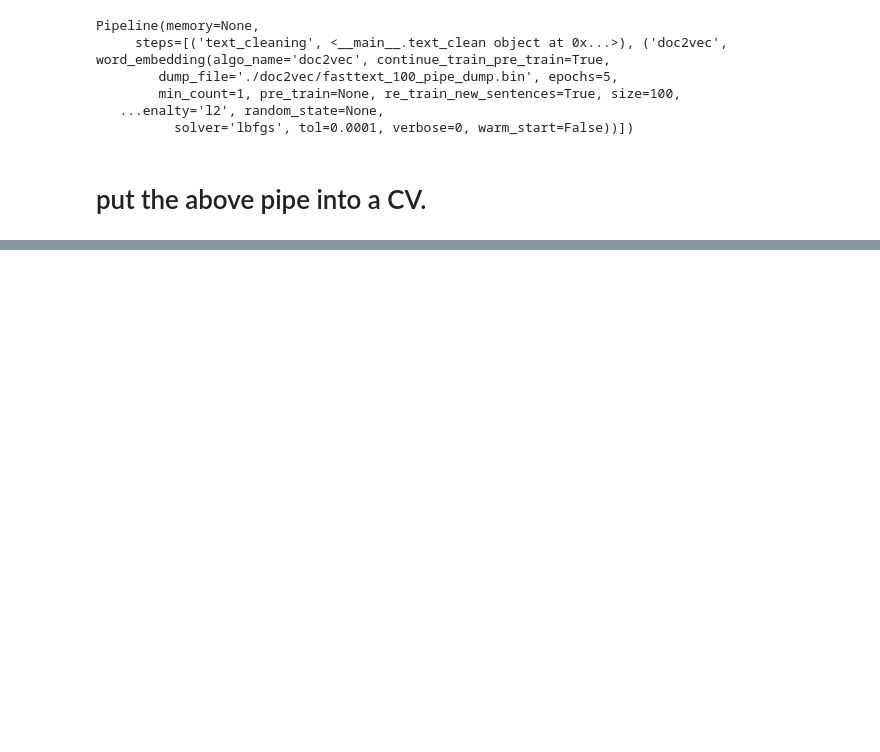
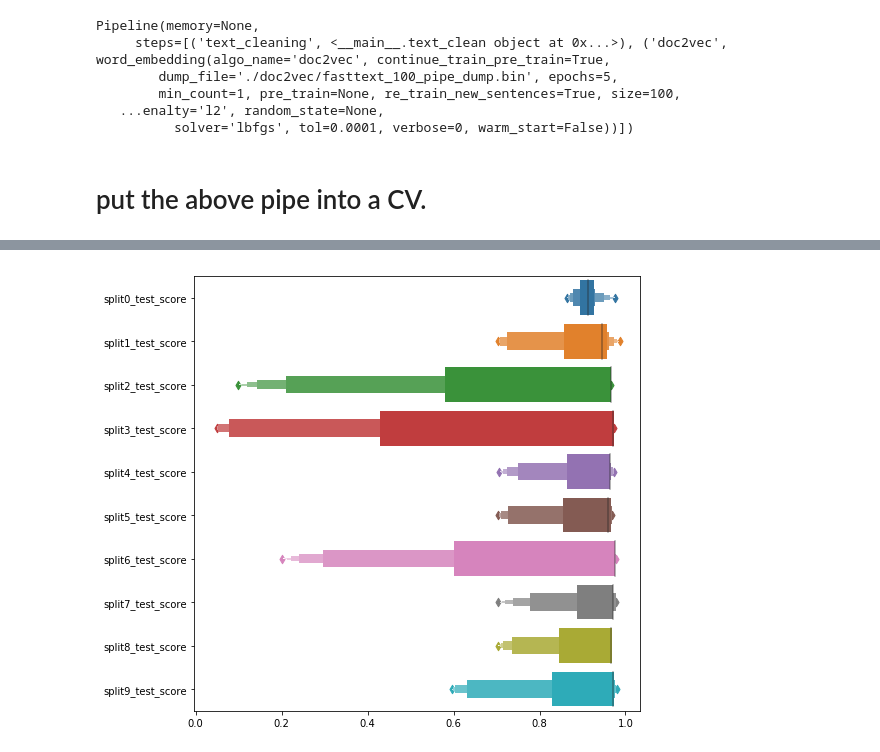
Before and after one commit to edwardcooper/data-sentry, a Jupyter notebook: model/nlp-pipe.ipynb, the cells around one changed output, grey strips where cells are left out. Saved outputs shown, nothing was run; the diff lists cells and outputs as text; code cells hidden in the pictures; blank space fills up the shorter version.

```diff
--- a/model/nlp-pipe.ipynb
+++ b/model/nlp-pipe.ipynb
@@ -406,7 +406,7 @@ param_grid = {
     'logit__class_weight':[{0: 0.9, 1: 0.1}, {0: 0.8, 1: 0.2}, None]
 }
 
-diff_pipe_cv = RandomizedSearchCV(estimator = diff_pipe,param_distributions = param_grid, cv =2, \
+diff_pipe_cv = RandomizedSearchCV(estimator = diff_pipe,param_distributions = param_grid, cv =10, \
                                   error_score = 0,n_iter = 10 , scoring = 'f1'
                                ,return_train_score=True, n_jobs = 1)
 # %%
@@ -428,0 +449,33 @@ transforming while training word2vec model with new data.
+# %%
+import re
+def _match_re_and_extract_cv_scores(model,all_cv_keys, regex):
+    match_keys = re.findall(regex," ".join(all_cv_keys))
+
+    cv_scores = dict()
+
+    for key in match_keys:
+        cv_scores[key] = model.cv_results_[key]
+    return cv_scores
+
+
+def extract_sk_cv(model, test = True):
+    """
+    A helper function to extract the training/testing cross validation result
+    """
+    all_cv_keys = model.cv_results_.keys()
+
+    if test:
+        sk_cv_result =  _match_re_and_extract_cv_scores(model = model,all_cv_keys = all_cv_keys\
+                                                             ,regex = r"split[0-9]+_test_score")
+        return pd.DataFrame(sk_cv_result)
+
+    elif not test:
+
+        sk_cv_result = _match_re_and_extract_cv_scores(model = model,all_cv_keys = all_cv_keys\
+                                                             ,regex = r"split[0-9]+_train_score")
+        return pd.DataFrame(sk_cv_result)
+# %%
+plt.figure(figsize = (8,8))
+sns.boxenplot(data=extract_sk_cv(diff_pipe_cv), orient="h");
+# %% [output]
+[figure, added]
```
Also changed, not shown: parts of 4 cells of this notebook, 16 other files.
